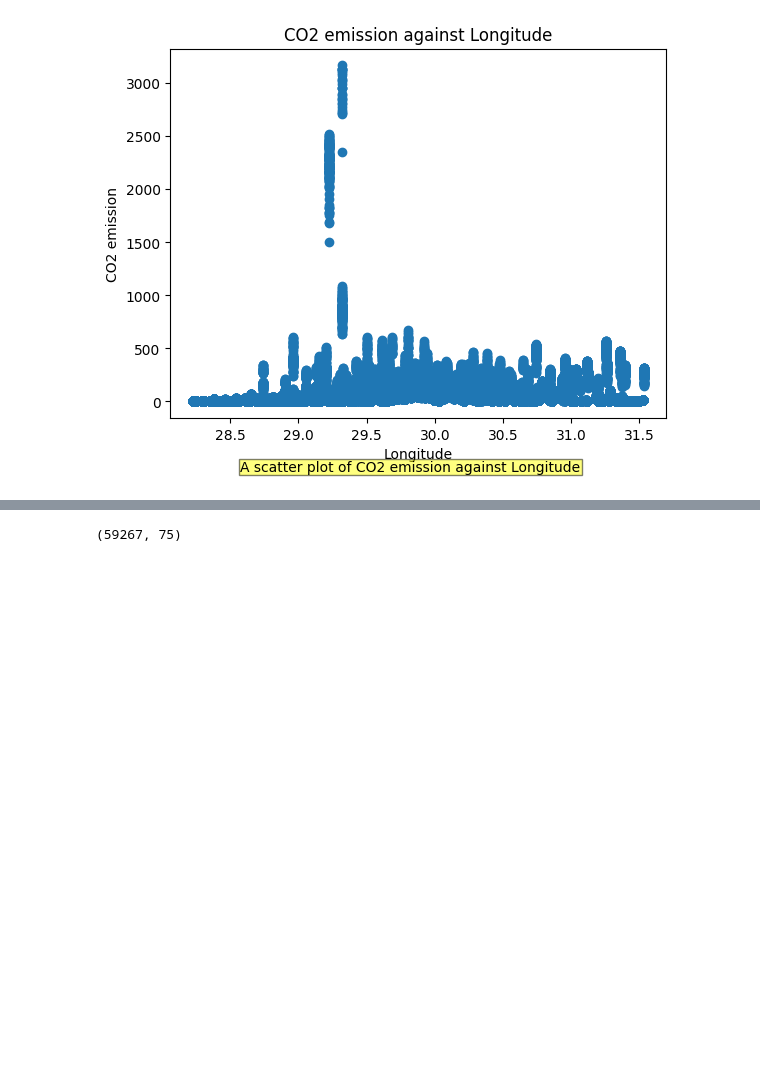
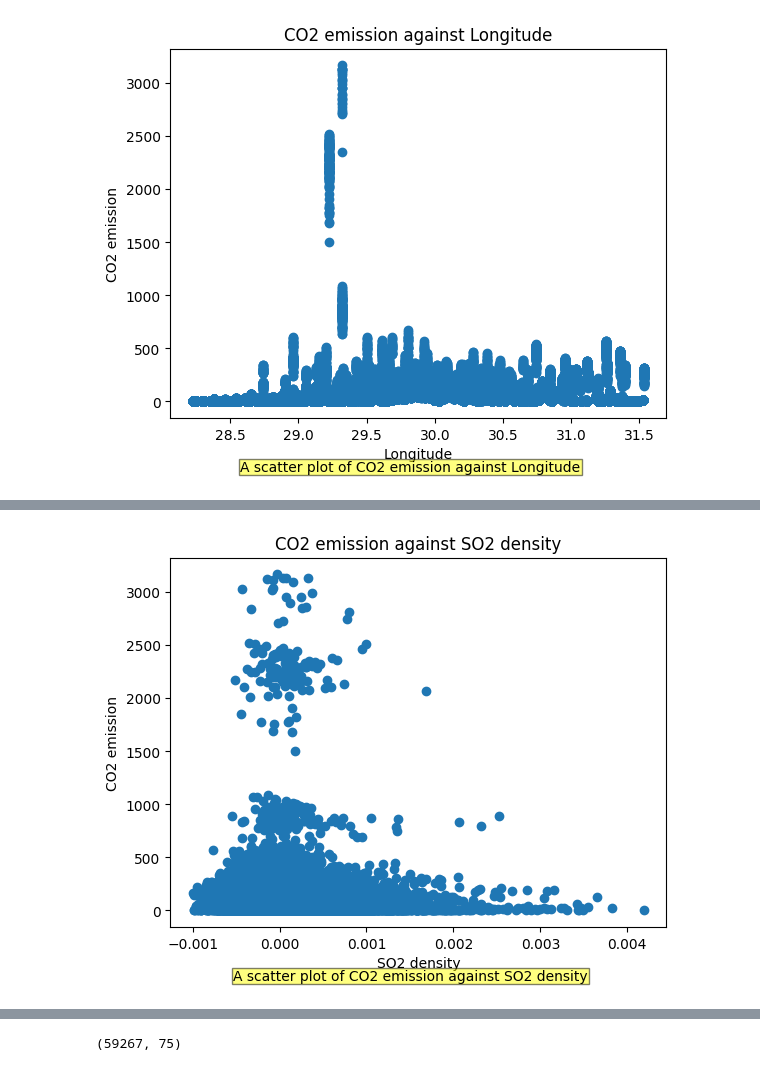
Before and after one commit to clhperry/brown-data1030, a Jupyter notebook: rwanda-co2-emission.ipynb, the cells around one changed output, grey strips where cells are left out. Saved outputs shown, nothing was run; the diff lists cells and outputs as text; code cells hidden in the pictures; blank space fills up the shorter version.

```diff
--- a/rwanda-co2-emission.ipynb
+++ b/rwanda-co2-emission.ipynb
@@ -108,0 +102,11 @@ ax = sns.heatmap(density, linewidth=0.5)
+# %%
+# CO2 against SO2
+plt.scatter(air['SO2_den'], air['emission'])
+plt.title('CO2 emission against SO2 density')
+plt.xlabel('SO2 density')
+plt.ylabel('CO2 emission')
+#Add caption
+plt.figtext(0.5, 0.0001, "A scatter plot of CO2 emission against SO2 density", ha='center', bbox={"facecolor":"yellow", "alpha":0.5, "pad":1})
+plt.show()
+# %% [output]
+[figure, added]
```
Also changed, not shown: parts of 13 cells of this notebook.
